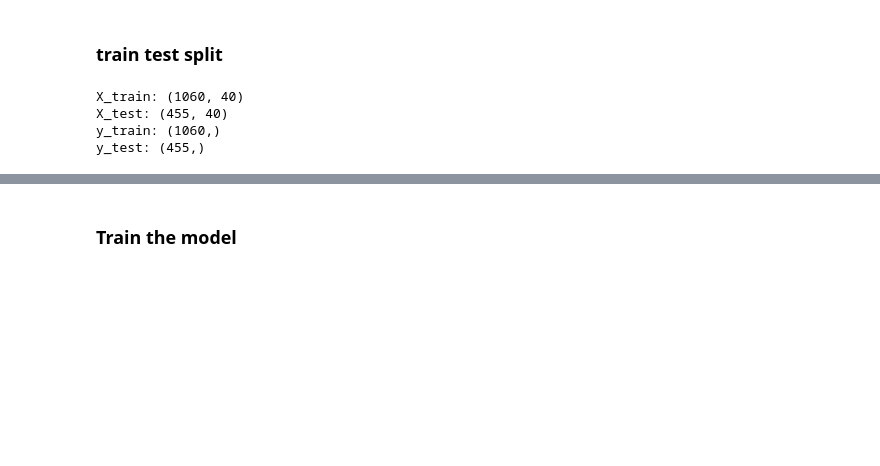
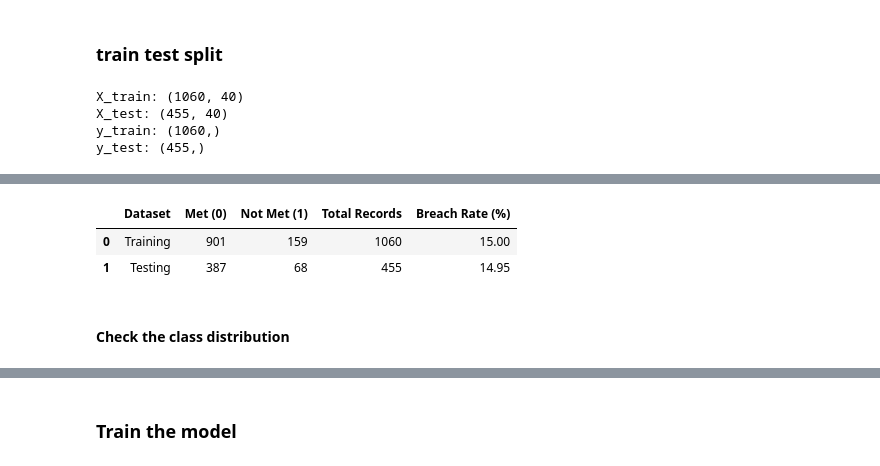
Before and after one commit to Janani334/ITHelpDesk_SLA-Breach_Prediction, a Jupyter notebook: Machine_Learning/Tickets_SLA_Prediction - Copy.ipynb, the cells around one changed output, grey strips where cells are left out. Drawn from its saved outputs; the diff is of its cells as text; code cells hidden in the pictures; blank space fills up the shorter version.

```diff
--- a/Machine_Learning/Tickets_SLA_Prediction - Copy.ipynb
+++ b/Machine_Learning/Tickets_SLA_Prediction - Copy.ipynb
@@ -522,0 +577,32 @@ y_test: (455,)
+# %%
+distribution_df = pd.DataFrame({
+    "Dataset": ["Training", "Testing"],
+    "Met (0)": [
+        (y_train == 0).sum(),
+        (y_test == 0).sum()
+    ],
+    "Not Met (1)": [
+        (y_train == 1).sum(),
+        (y_test == 1).sum()
+    ],
+    "Total Records": [
+        len(y_train),
+        len(y_test)
+    ],
+    "Breach Rate (%)": [
+        y_train.mean() * 100,
+        y_test.mean() * 100
+    ]
+})
+
+distribution_df["Breach Rate (%)"] = (
+    distribution_df["Breach Rate (%)"].round(2)
+)
+
+display(distribution_df)
+# %% [output]
+|  | Dataset | Met (0) | Not Met (1) | Total Records | Breach Rate (%) |
+| 0 | Training | 901 | 159 | 1060 | 15.00 |
+| 1 | Testing | 387 | 68 | 455 | 14.95 |
+# %% [markdown]
+#### Check the class distribution
```
Also changed, not shown: parts of 32 cells of this notebook, 3 other files.
